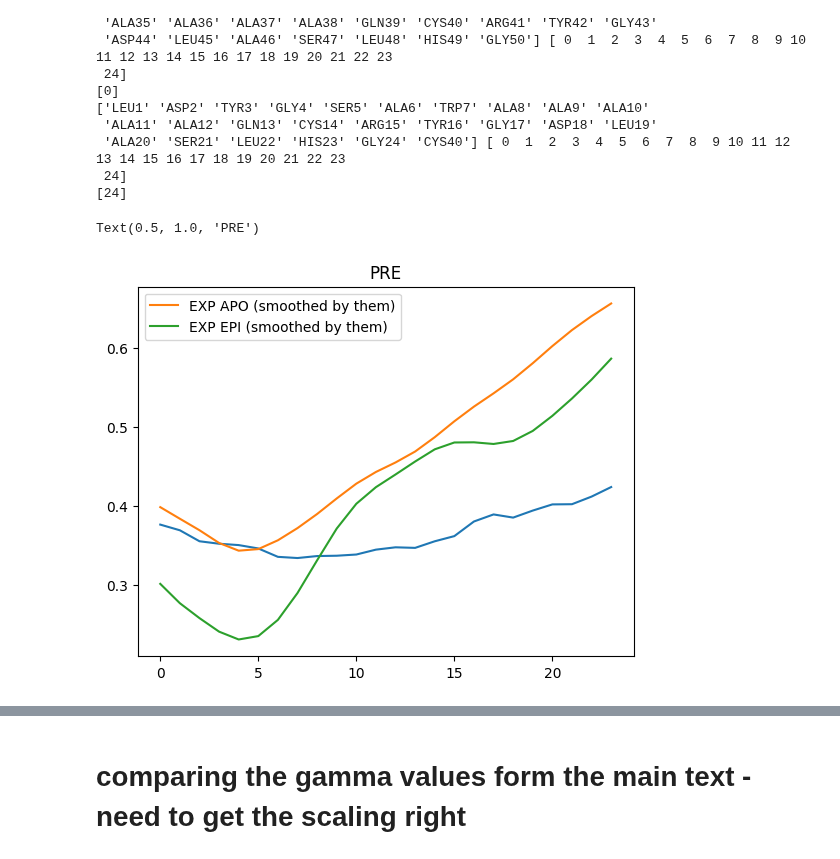
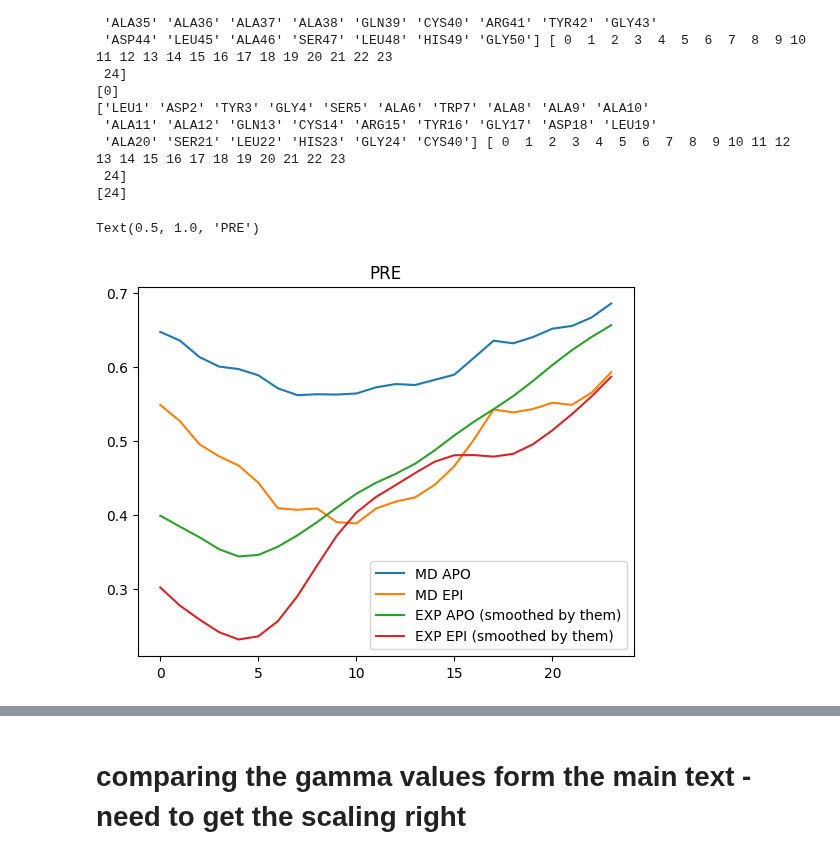
Before and after one commit to paulrobustelli/Zhu_Sisk_AR_oligomers_2025, a Jupyter notebook: dimer_experiments.ipynb, the cells around one changed output, grey strips where cells are left out. Drawn from its saved outputs; the diff is of its cells as text; code cells hidden in the pictures.

```diff
--- a/dimer_experiments.ipynb
+++ b/dimer_experiments.ipynb
@@ -754,13 +748,13 @@ d = R2exp*np.exp(-tdelay * d) / (d + R2exp)
 # %%
-# plt.plot(pre[0].mean(0), label='MD APO')
-# plt.plot(pre[1].mean(0), label='MD EPI')
-plt.plot(d.mean(0)*.6)
+plt.plot(pre[0].mean(0), label='MD APO')
+plt.plot(pre[1].mean(0), label='MD EPI')
+#plt.plot(d.mean(0)*.6)
 # plt.plot(gaussian_filter1d(pre_epi, 2.1, order=0))
 # plt.plot(savgol_filter(pre_epi, window_length=16, polyorder=3, deriv=0))
 plt.plot(pre_apo_smooth, label='EXP APO (smoothed by them)')
 plt.plot(pre_epi_smooth, label='EXP EPI (smoothed by them)')
 plt.legend()
 plt.title('PRE')
 # %% [output]
 Text(0.5, 1.0, 'PRE')
-[figure, old version]
+[figure, new version]
```
Also changed, not shown: parts of 7 cells of this notebook.
